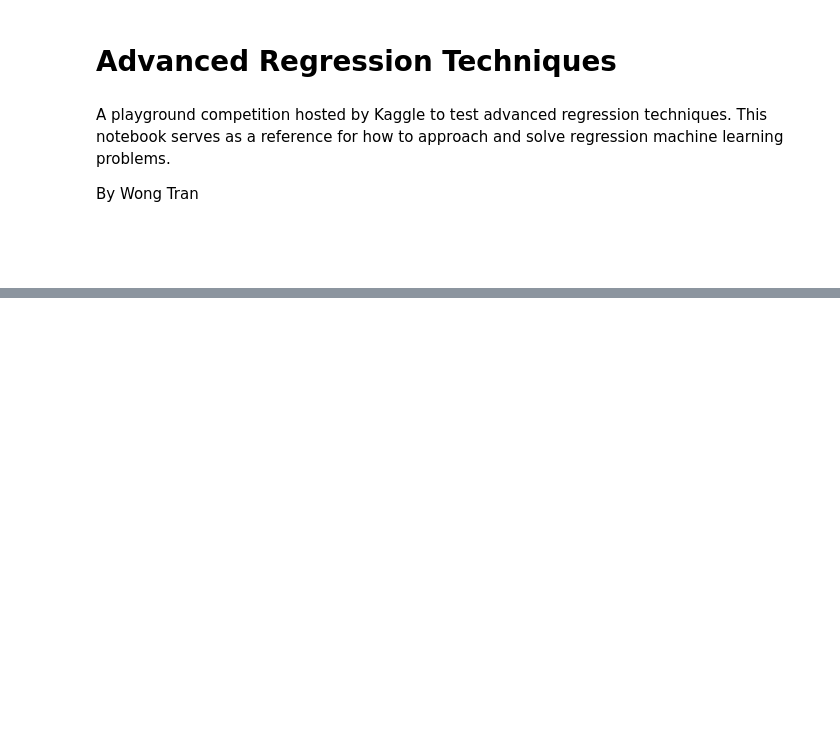
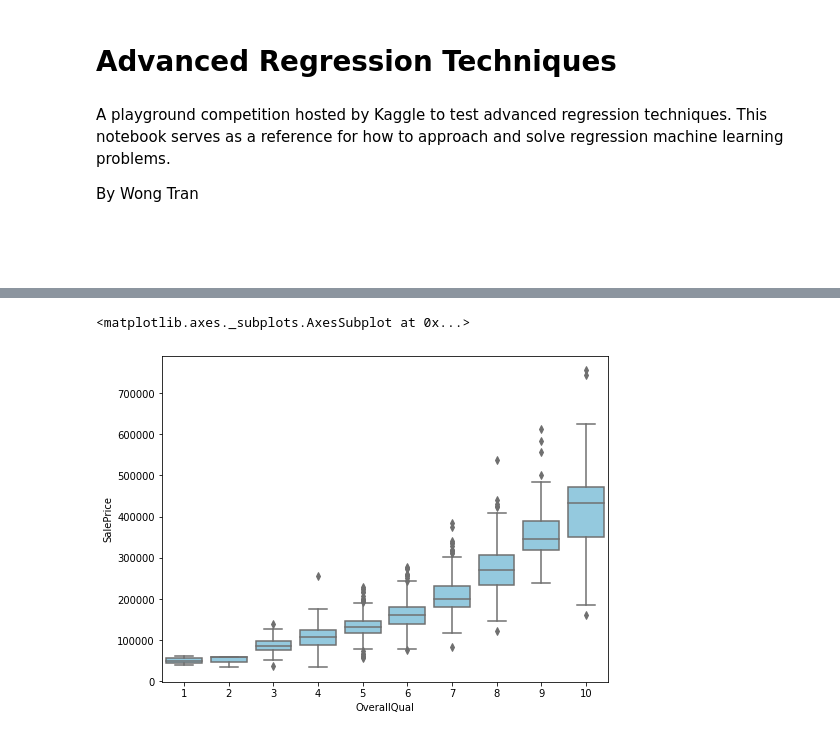
Before and after one commit to W-Tran/advanced-regression-techniques, a Jupyter notebook: advanced-regression-techniques.ipynb, the cells around one changed output, grey strips where cells are left out. Saved outputs shown, nothing was run; the diff lists cells and outputs as text; code cells hidden in the pictures; blank space fills up the shorter version.

```diff
--- a/advanced-regression-techniques.ipynb
+++ b/advanced-regression-techniques.ipynb
@@ -71,0 +374,6 @@ sns.heatmap(train_df.corr(),
+# %%
+plt.figure(figsize=(8,6))
+sns.boxplot(train_df['OverallQual'], train_df['SalePrice'], color='skyblue')
+# %% [output]
+<matplotlib.axes._subplots.AxesSubplot at 0x...>
+[figure, added]
```
Also changed, not shown: parts of 69 cells of this notebook.
